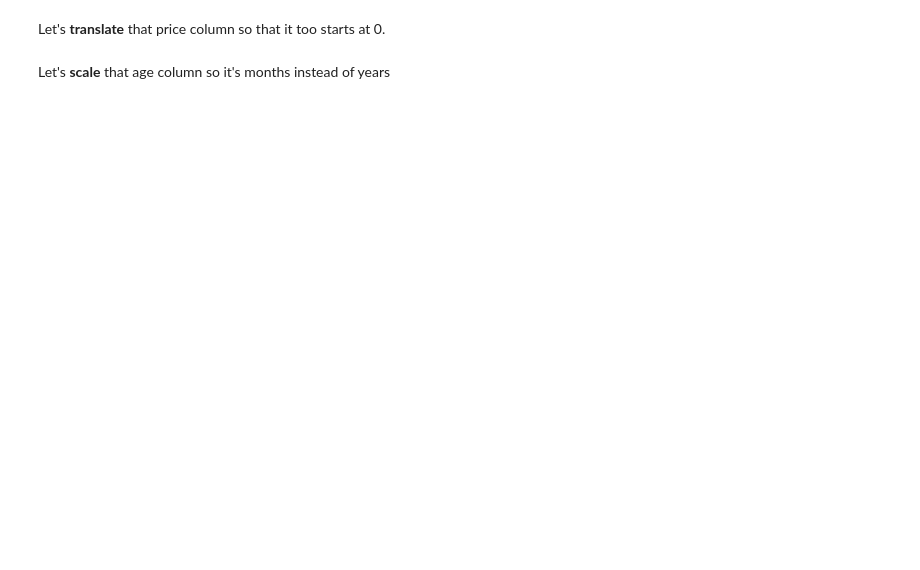
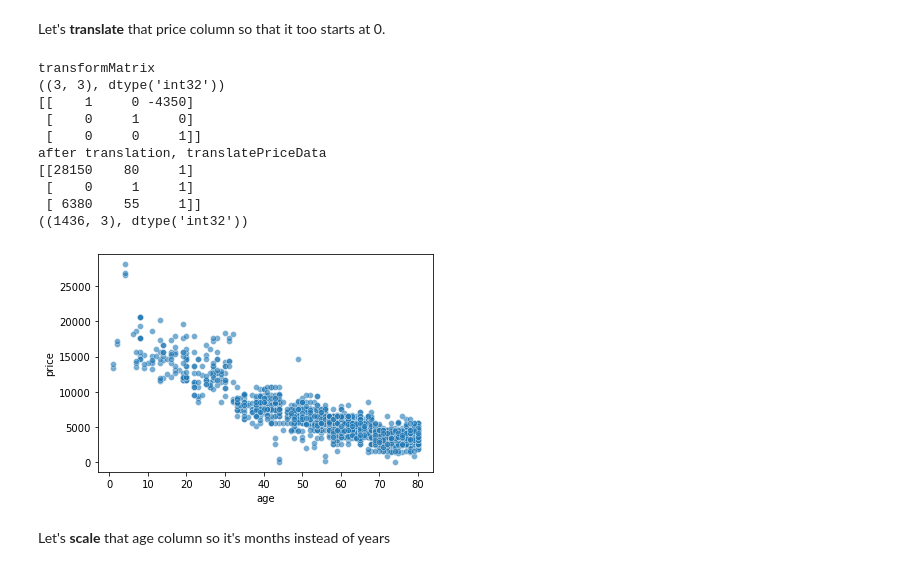
Before and after one commit to ajstent/CS252S22, a Jupyter notebook: CS252S22_Day6.ipynb, the cells around one changed output. Cells and saved outputs as stored; diff of their text form; code cells hidden in the pictures; blank space fills up the shorter version.

```diff
--- a/CS252S22_Day6.ipynb
+++ b/CS252S22_Day6.ipynb
@@ -70,17 +105,30 @@ plot2d(homogenizedData)
 Let's **translate** that price column so that it too starts at 0.
 # %%
 # we need to define a transformation matrix that will allow us to shift the price variable; this one will be the identity matrix with the translation specified in an extra last column
-translateTransform =
+translateTransform = np.eye(3, 3, dtype=int)
+translateTransform[0, 2] = -reducedData[:, 0].min()
 print("transformMatrix")
 print(getShapeType(translateTransform))
 print(translateTransform)
 
 # now we need to do the translation
-translatePriceData =
+translatePriceData = (translateTransform@homogenizedData.T).T
 print("after translation, translatePriceData")
 print(getSummaryStatistics(translatePriceData))
 print(getShapeType(translatePriceData))
 plot2d(translatePriceData)
+# %% [output]
+transformMatrix
+((3, 3), dtype('int32'))
+[[    1     0 -4350]
+ [    0     1     0]
+ [    0     0     1]]
+after translation, translatePriceData
+[[28150    80     1]
+ [    0     1     1]
+ [ 6380    55     1]]
+((1436, 3), dtype('int32'))
+[figure, added]
 # %% [markdown]
 Let's **scale** that age column so it's months instead of years
 # %%
```
Also changed, not shown: parts of 7 cells of this notebook, 1 other file.
